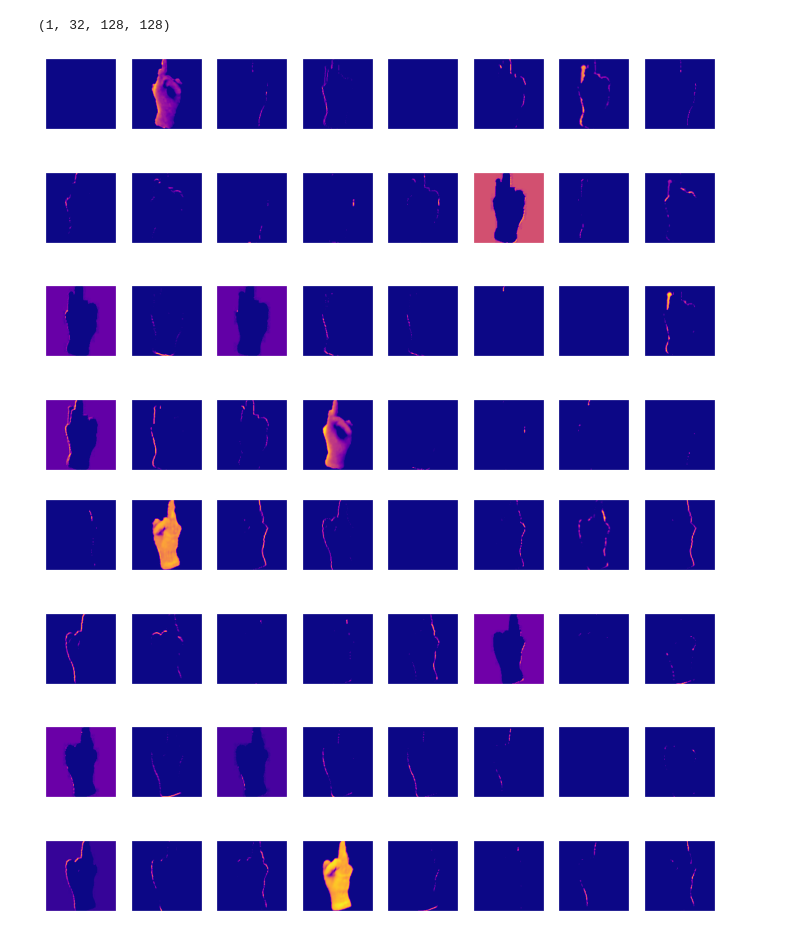
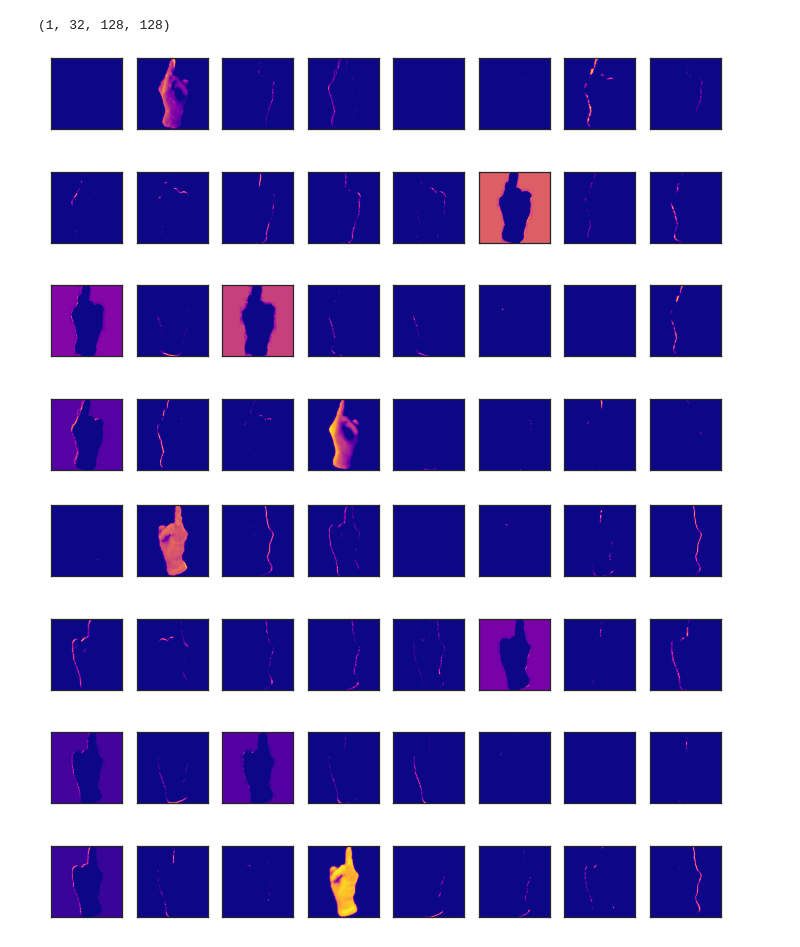
Before and after one commit to ffelicioni/conv3d_video, a Jupyter notebook: clasificar_hands.ipynb, the cells around one changed output. Drawn from its saved outputs; the diff is of its cells as text; code cells hidden in the pictures.

```diff
--- a/clasificar_hands.ipynb
+++ b/clasificar_hands.ipynb
@@ -563,8 +563,10 @@ array([[5, 0, 0, ..., 0, 0, 0],
 #confusion_calculada
 # %%
 sns.set(rc={"figure.figsize":(6, 4)})
+sns.set_style("ticks")
 plt.plot(model_training_history.history['accuracy'])
 plt.plot(model_training_history.history['val_accuracy'])
+sns.set_style("ticks")
 plt.legend(['train_acc','val_acc'])
 # %% [output]
 <matplotlib.legend.Legend at 0x...>
@@ -572,6 +574,7 @@ plt.legend(['train_acc','val_acc'])
 # %%
 plt.plot(model_training_history.history['loss'])
 plt.plot(model_training_history.history['val_loss'])
+sns.set_style("ticks")
 plt.legend(['train_loss','val_loss'])
 # %% [output]
 <matplotlib.legend.Legend at 0x...>
@@ -705,23 +708,23 @@ visualization_model = tf.keras.models.Model(inputs=model.inputs, outputs=model.l
 # %%
 feature_maps = visualization_model.predict(XR)
 rows,cols = 4,8
 f,ax=plt.subplots(rows,cols,figsize=(rows*3,cols*1))
 
 # plot all 64 maps in an 8x8 squares
 ix = 1
 for _ in range(cols):
 	for _ in range(rows):
 		# specify subplot and turn of axis
 		ax = pyplot.subplot(rows,cols, ix)
 		ax.set_xticks([])
 		ax.set_yticks([])
 		# plot filter channel in grayscale
-		pyplot.imshow(feature_maps[0, 3, :,:, ix-1], cmap='plasma')
+		pyplot.imshow(feature_maps[0, 2, :,:, ix-1], cmap='plasma')
 		ix += 1
 # show the figure
 pyplot.show()
 # %% [output]
-[figure, old version]
+[figure, new version]
 # %%
 feature_maps = visualization_model.predict(XL)
 rows,cols = 4,8
@@ -736,9 +739,9 @@ for _ in range(cols):
 		ax.set_xticks([])
 		ax.set_yticks([])
 		# plot filter channel in grayscale
-		pyplot.imshow(feature_maps[0, 3, :,:, ix-1], cmap='plasma')
+		pyplot.imshow(feature_maps[0, 2, :,:, ix-1], cmap='plasma')
 		ix += 1
 # show the figure
 pyplot.show()
 # %% [output]
-[figure, old version]
+[figure, new version]
```
Also changed, not shown: parts of 5 cells of this notebook.
